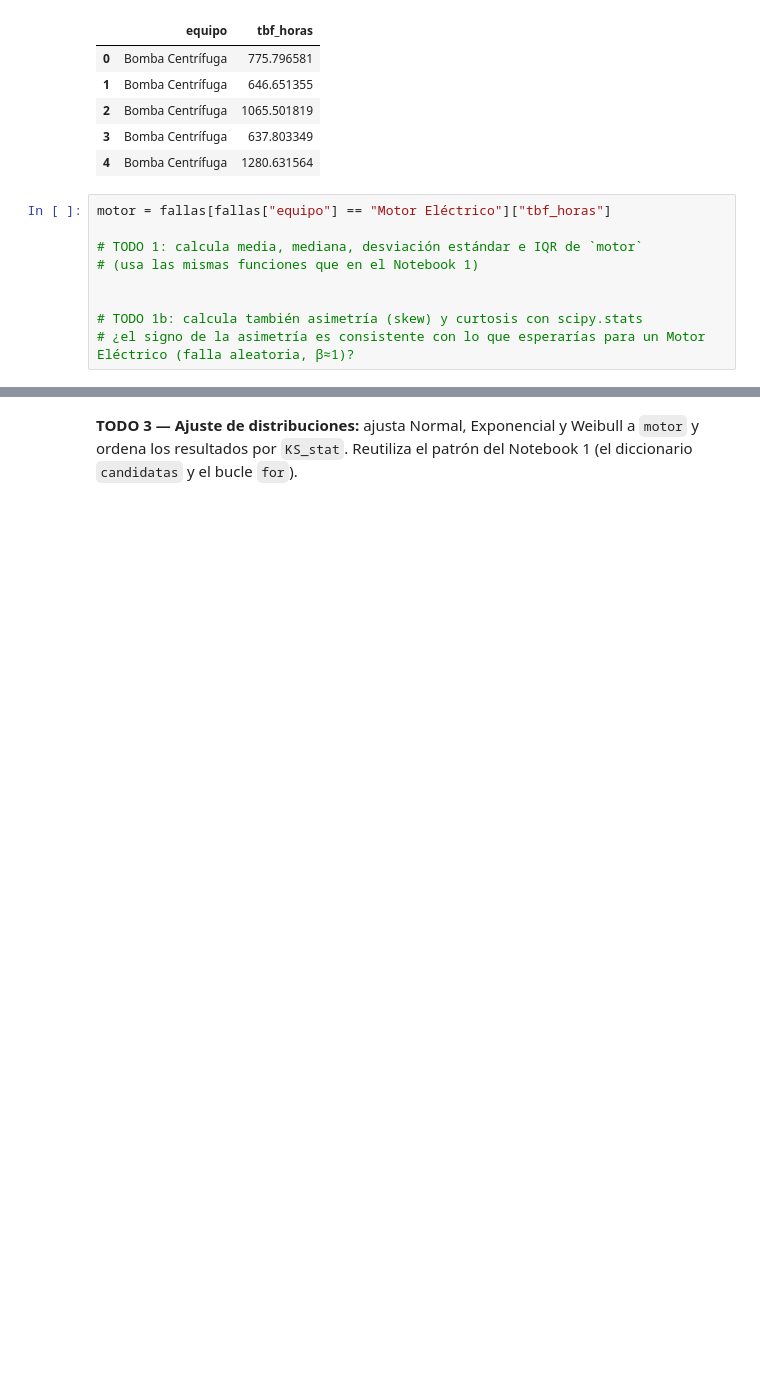
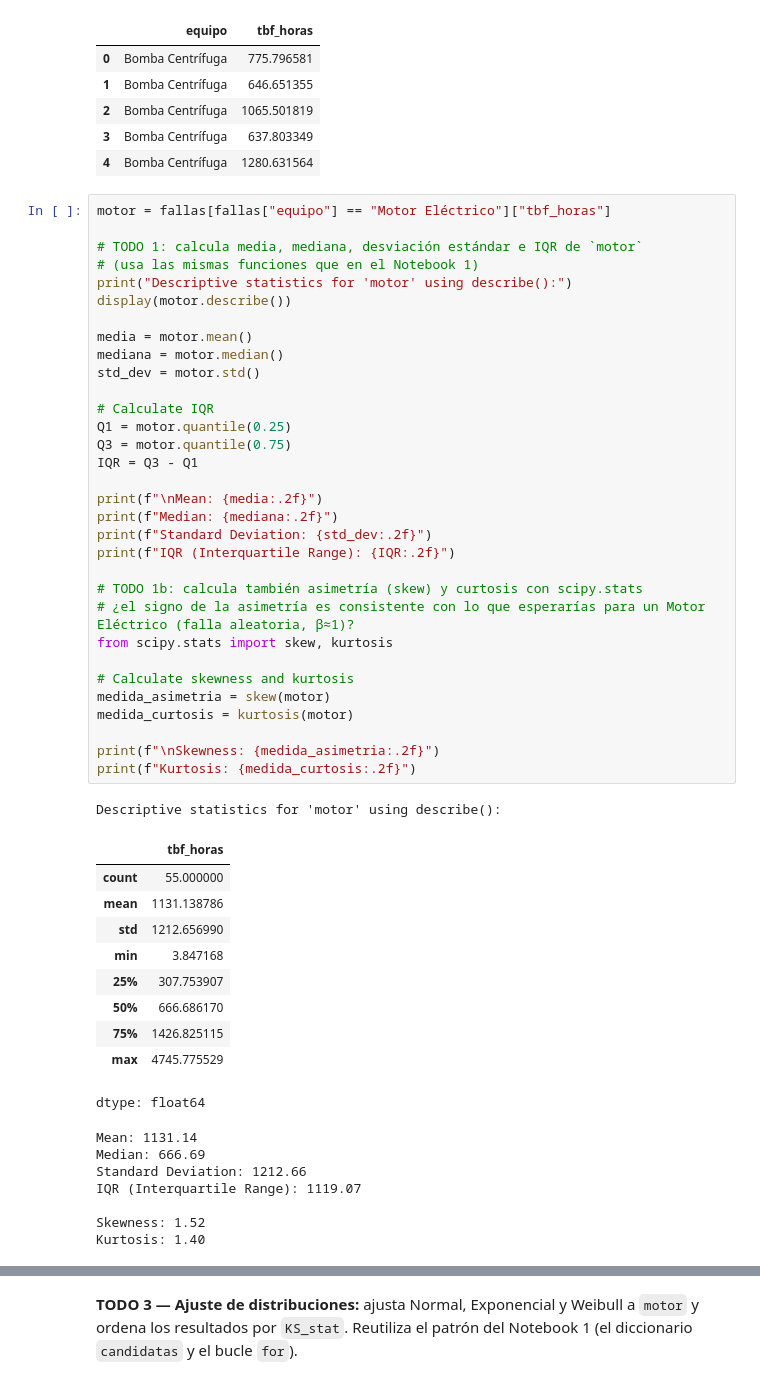
Before and after one commit to DarioCorona/personal, a Jupyter notebook: NB2_Sesion1_Practica_Rapida_10min.ipynb, the cells around one changed output, grey strips where cells are left out. Cells and saved outputs as stored; diff of their text form; blank space fills up the shorter version.

```diff
--- a/NB2_Sesion1_Practica_Rapida_10min.ipynb
+++ b/NB2_Sesion1_Practica_Rapida_10min.ipynb
@@ -43,12 +43,54 @@ fallas.head()
 # %%
 motor = fallas[fallas["equipo"] == "Motor Eléctrico"]["tbf_horas"]
 
 # TODO 1: calcula media, mediana, desviación estándar e IQR de `motor`
 # (usa las mismas funciones que en el Notebook 1)
+print("Descriptive statistics for 'motor' using describe():")
+display(motor.describe())
 
+media = motor.mean()
+mediana = motor.median()
+std_dev = motor.std()
+
+# Calculate IQR
+Q1 = motor.quantile(0.25)
+Q3 = motor.quantile(0.75)
+IQR = Q3 - Q1
+
+print(f"\nMean: {media:.2f}")
+print(f"Median: {mediana:.2f}")
+print(f"Standard Deviation: {std_dev:.2f}")
+print(f"IQR (Interquartile Range): {IQR:.2f}")
 
 # TODO 1b: calcula también asimetría (skew) y curtosis con scipy.stats
 # ¿el signo de la asimetría es consistente con lo que esperarías para un Motor Eléctrico (falla aleatoria, β≈1)?
+from scipy.stats import skew, kurtosis
+
+# Calculate skewness and kurtosis
+medida_asimetria = skew(motor)
+medida_curtosis = kurtosis(motor)
+
+print(f"\nSkewness: {medida_asimetria:.2f}")
+print(f"Kurtosis: {medida_curtosis:.2f}")
+# %% [output]
+Descriptive statistics for 'motor' using describe():
+|  | tbf_horas |
+| count | 55.000000 |
+| mean | 1131.138786 |
+| std | 1212.656990 |
+| min | 3.847168 |
+| 25% | 307.753907 |
+| 50% | 666.686170 |
+| 75% | 1426.825115 |
+| max | 4745.775529 |
+dtype: float64
+Mean: 1131.14
+Median: 666.69
+Standard Deviation: 1212.66
+IQR (Interquartile Range): 1119.07
+
+Skewness: 1.52
+Kurtosis: 1.40
 # %% [markdown]
 **TODO 2 — Visualización:** genera, con el mismo estilo del Notebook 1:
 
```
Also changed, not shown: parts of 8 cells of this notebook.
